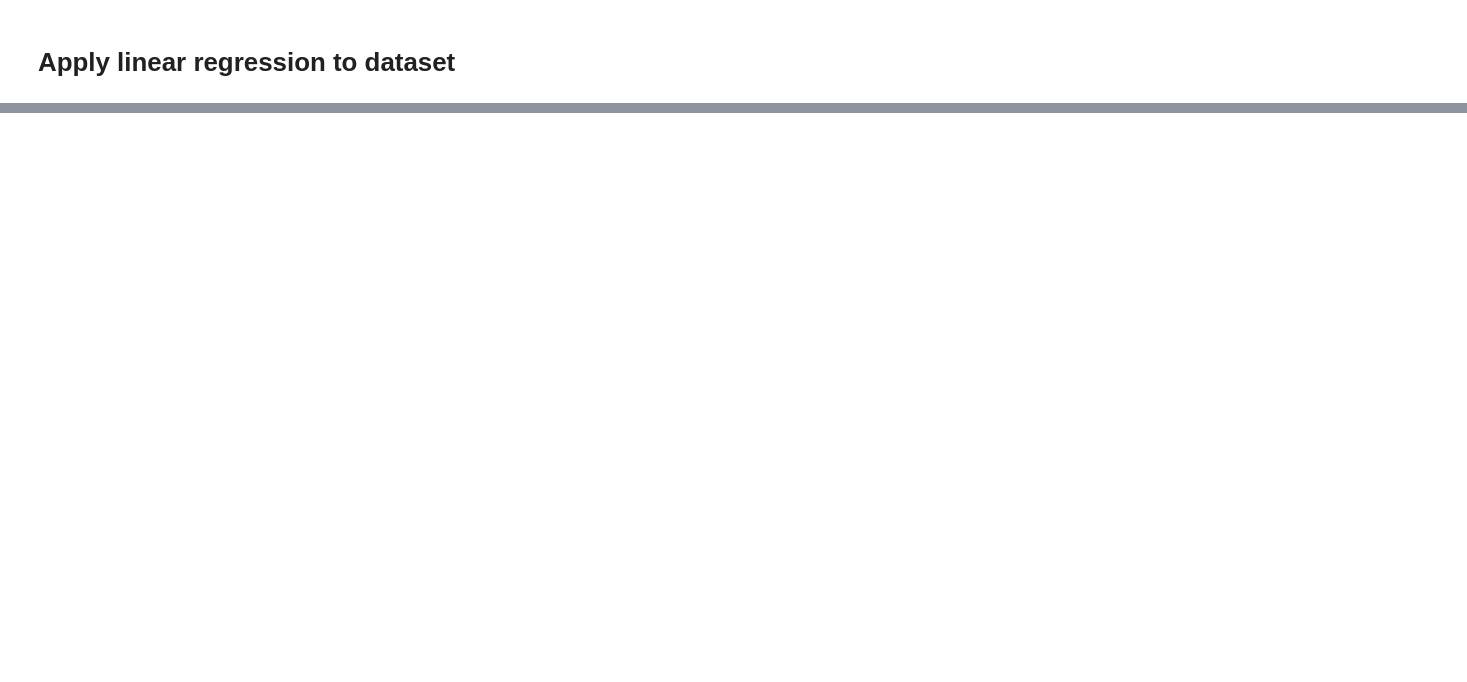
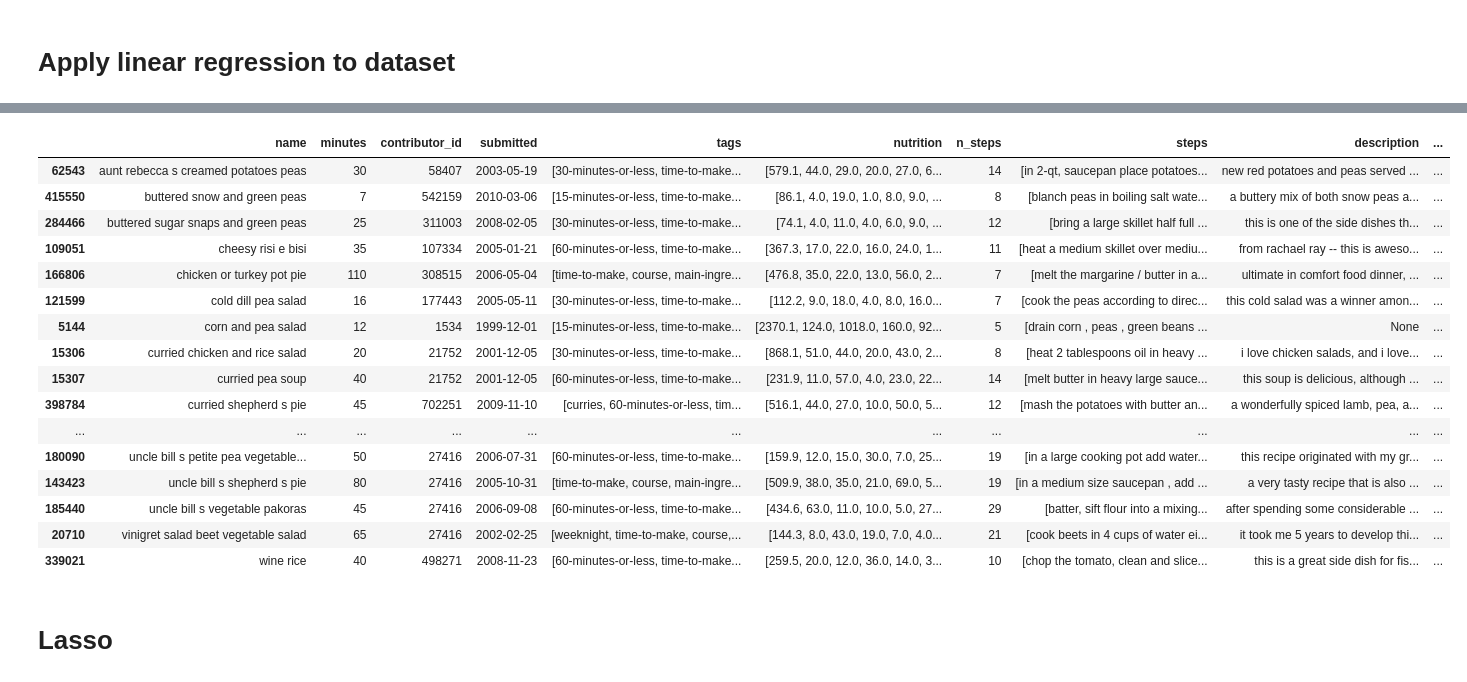
Before and after one commit to jCodingStuff/DataMadness, a Jupyter notebook: std_regressor.ipynb, the cells around one changed output, grey strips where cells are left out. Drawn from its saved outputs; the diff is of its cells as text; code cells hidden in the pictures; blank space fills up the shorter version.

```diff
--- a/std_regressor.ipynb
+++ b/std_regressor.ipynb
@@ -63,0 +98,26 @@ ing_contr
+# %%
+ings = df.ings.to_numpy()
+# %%
+index = ['tiny_peas' in entry for entry in ings]
+# %%
+df[index]
+# %% [output]
+|  | name | minutes | contributor_id | submitted | tags | nutrition | n_steps | steps | description | ... |
+| 62543 | aunt rebecca s creamed potatoes peas | 30 | 58407 | 2003-05-19 | [30-minutes-or-less, time-to-make... | [579.1, 44.0, 29.0, 20.0, 27.0, 6... | 14 | [in 2-qt, saucepan place potatoes... | new red potatoes and peas served ... | ... |
+| 415550 | buttered snow and green peas | 7 | 542159 | 2010-03-06 | [15-minutes-or-less, time-to-make... | [86.1, 4.0, 19.0, 1.0, 8.0, 9.0, ... | 8 | [blanch peas in boiling salt wate... | a buttery mix of both snow peas a... | ... |
+| 284466 | buttered sugar snaps and green peas | 25 | 311003 | 2008-02-05 | [30-minutes-or-less, time-to-make... | [74.1, 4.0, 11.0, 4.0, 6.0, 9.0, ... | 12 | [bring a large skillet half full ... | this is one of the side dishes th... | ... |
+| 109051 | cheesy risi e bisi | 35 | 107334 | 2005-01-21 | [60-minutes-or-less, time-to-make... | [367.3, 17.0, 22.0, 16.0, 24.0, 1... | 11 | [heat a medium skillet over mediu... | from rachael ray -- this is aweso... | ... |
+| 166806 | chicken or turkey pot pie | 110 | 308515 | 2006-05-04 | [time-to-make, course, main-ingre... | [476.8, 35.0, 22.0, 13.0, 56.0, 2... | 7 | [melt the margarine / butter in a... | ultimate in comfort food dinner, ... | ... |
+| 121599 | cold dill pea salad | 16 | 177443 | 2005-05-11 | [30-minutes-or-less, time-to-make... | [112.2, 9.0, 18.0, 4.0, 8.0, 16.0... | 7 | [cook the peas according to direc... | this cold salad was a winner amon... | ... |
+| 5144 | corn and pea salad | 12 | 1534 | 1999-12-01 | [15-minutes-or-less, time-to-make... | [2370.1, 124.0, 1018.0, 160.0, 92... | 5 | [drain corn , peas , green beans ... | None | ... |
+| 15306 | curried chicken and rice salad | 20 | 21752 | 2001-12-05 | [30-minutes-or-less, time-to-make... | [868.1, 51.0, 44.0, 20.0, 43.0, 2... | 8 | [heat 2 tablespoons oil in heavy ... | i love chicken salads, and i love... | ... |
+| 15307 | curried pea soup | 40 | 21752 | 2001-12-05 | [60-minutes-or-less, time-to-make... | [231.9, 11.0, 57.0, 4.0, 23.0, 22... | 14 | [melt butter in heavy large sauce... | this soup is delicious, although ... | ... |
+| 398784 | curried shepherd s pie | 45 | 702251 | 2009-11-10 | [curries, 60-minutes-or-less, tim... | [516.1, 44.0, 27.0, 10.0, 50.0, 5... | 12 | [mash the potatoes with butter an... | a wonderfully spiced lamb, pea, a... | ... |
+| ... | ... | ... | ... | ... | ... | ... | ... | ... | ... | ... |
+| 180090 | uncle bill s petite pea vegetable... | 50 | 27416 | 2006-07-31 | [60-minutes-or-less, time-to-make... | [159.9, 12.0, 15.0, 30.0, 7.0, 25... | 19 | [in a large cooking pot add water... | this recipe originated with my gr... | ... |
+| 143423 | uncle bill s shepherd s pie | 80 | 27416 | 2005-10-31 | [time-to-make, course, main-ingre... | [509.9, 38.0, 35.0, 21.0, 69.0, 5... | 19 | [in a medium size saucepan , add ... | a very tasty recipe that is also ... | ... |
+| 185440 | uncle bill s vegetable pakoras | 45 | 27416 | 2006-09-08 | [60-minutes-or-less, time-to-make... | [434.6, 63.0, 11.0, 10.0, 5.0, 27... | 29 | [batter, sift flour into a mixing... | after spending some considerable ... | ... |
+| 20710 | vinigret salad beet vegetable salad | 65 | 27416 | 2002-02-25 | [weeknight, time-to-make, course,... | [144.3, 8.0, 43.0, 19.0, 7.0, 4.0... | 21 | [cook beets in 4 cups of water ei... | it took me 5 years to develop thi... | ... |
+| 339021 | wine rice | 40 | 498271 | 2008-11-23 | [60-minutes-or-less, time-to-make... | [259.5, 20.0, 12.0, 36.0, 14.0, 3... | 10 | [chop the tomato, clean and slice... | this is a great side dish for fis... | ... |
+# %% [markdown]
+# Lasso
```
Also changed, not shown: parts of 17 cells of this notebook, 1 other file.
